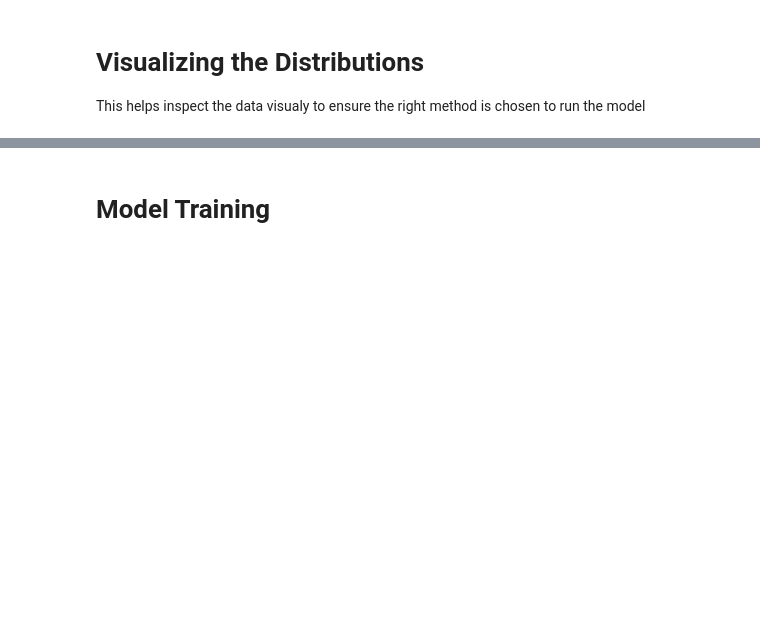
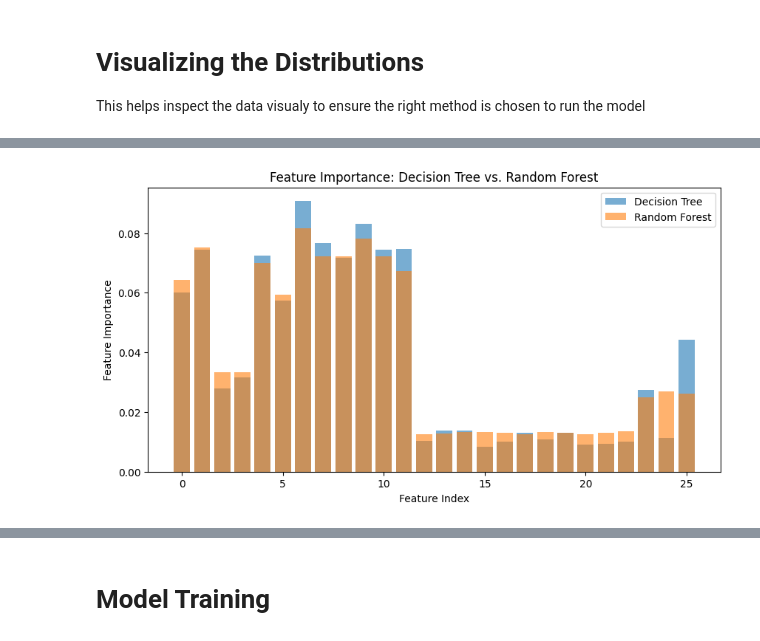
Before and after one commit to Vin-Okumu/Climate-Change-Analysis, a Jupyter notebook: dry-eye-disease-modeling.ipynb, the cells around one changed output, grey strips where cells are left out. Saved outputs shown, nothing was run; the diff lists cells and outputs as text; code cells hidden in the pictures; blank space fills up the shorter version.

```diff
--- a/dry-eye-disease-modeling.ipynb
+++ b/dry-eye-disease-modeling.ipynb
@@ -143,0 +159,16 @@ Since the variables don't assume normality, we test decision tree and random for
+# %%
+from sklearn.model_selection import train_test_split, cross_val_score
+from sklearn.preprocessing import StandardScaler, LabelEncoder
+from sklearn.tree import DecisionTreeClassifier
+from sklearn.ensemble import RandomForestClassifier
+from sklearn.metrics import accuracy_score, roc_auc_score, confusion_matrix, classification_report
+
+# Define independent variables (X) and dependent variable (y)
+x = data.drop(columns=["Dry Eye Disease"])
+y = data["Dry Eye Disease"]
+
+# Encode categorical variables if needed
+x = pd.get_dummies(x, drop_first=True)
+
+# Split data
+x_train, x_test, y_train, y_test = train_test_split(x, y, test_size=0.2, random_state=42, stratify=y)
@@ -143,0 +274,12 @@ Since the variables don't assume normality, we test decision tree and random for
+# %%
+# Feature Importance Comparison
+plt.figure(figsize=(10, 5))
+plt.bar(range(x.shape[1]), dt_model.feature_importances_, alpha=0.6, label="Decision Tree")
+plt.bar(range(x.shape[1]), rf_model.feature_importances_, alpha=0.6, label="Random Forest")
+plt.xlabel("Feature Index")
+plt.ylabel("Feature Importance")
+plt.legend()
+plt.title("Feature Importance: Decision Tree vs. Random Forest")
+plt.show()
+# %% [output]
+[figure, added]
```
Also changed, not shown: parts of 41 cells of this notebook.
